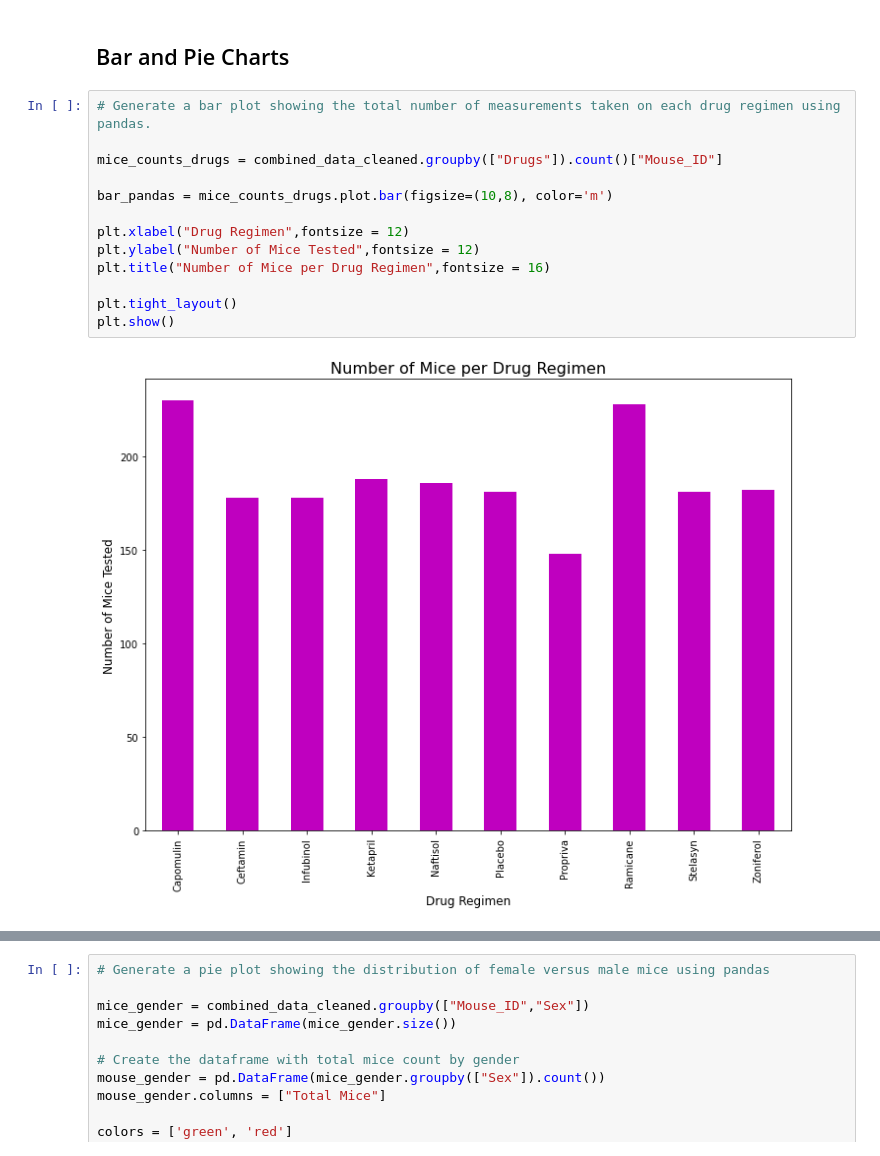
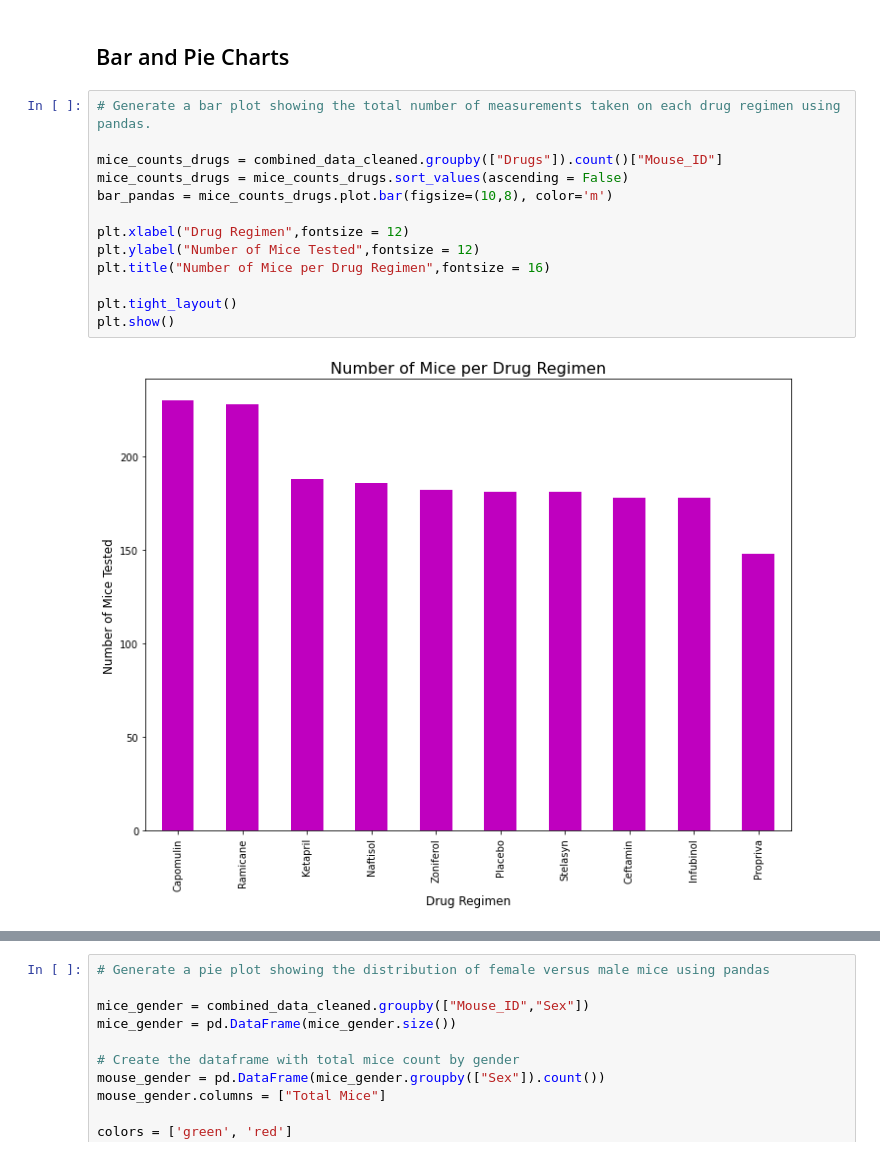
Before and after one commit to tsubedy/Matplotlib-Challenge, a Jupyter notebook: pymaceuticals_starter.ipynb, the cells around one changed output, grey strips where cells are left out. Cells and saved outputs as stored; diff of their text form.

```diff
--- a/pymaceuticals_starter.ipynb
+++ b/pymaceuticals_starter.ipynb
@@ -166,18 +166,18 @@ drugs_stats_agg
 # %%
 # Generate a bar plot showing the total number of measurements taken on each drug regimen using pandas.
 
 mice_counts_drugs = combined_data_cleaned.groupby(["Drugs"]).count()["Mouse_ID"]
-
+mice_counts_drugs = mice_counts_drugs.sort_values(ascending = False)
 bar_pandas = mice_counts_drugs.plot.bar(figsize=(10,8), color='m')
 
 plt.xlabel("Drug Regimen",fontsize = 12)
 plt.ylabel("Number of Mice Tested",fontsize = 12)
 plt.title("Number of Mice per Drug Regimen",fontsize = 16)
 
 plt.tight_layout()
 plt.show()
 # %% [output]
-[figure, old version]
+[figure, new version]
 # %%
 # Generate a bar plot showing the total number of measurements taken on each drug regimen using pyplot.
 
```
Also changed, not shown: parts of 1 cell of this notebook, 1 other file.
